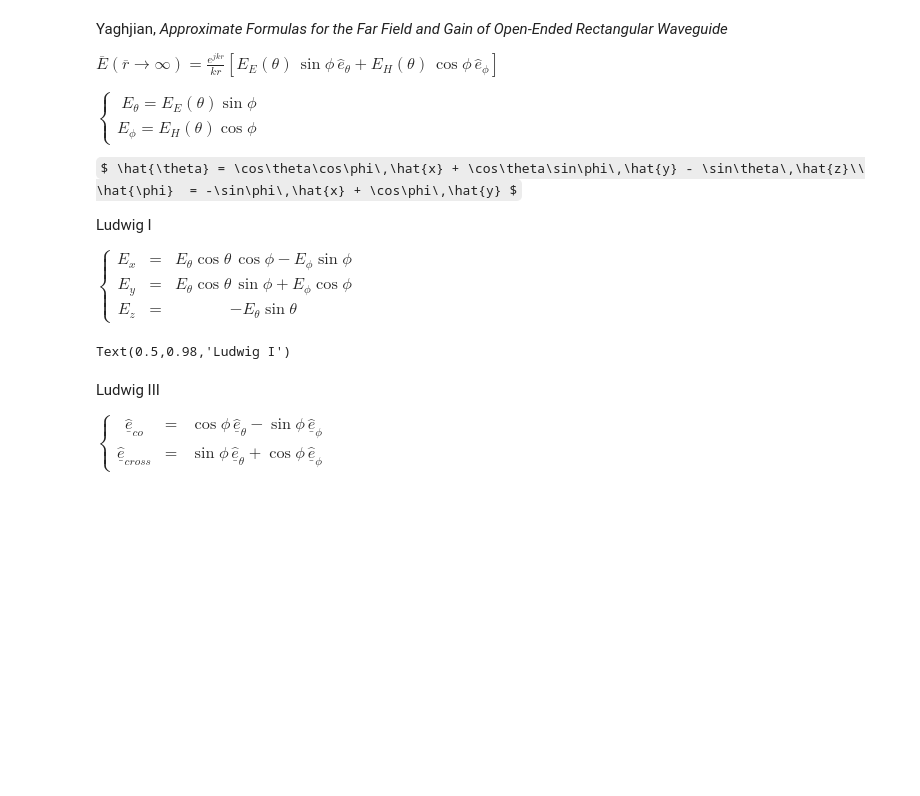
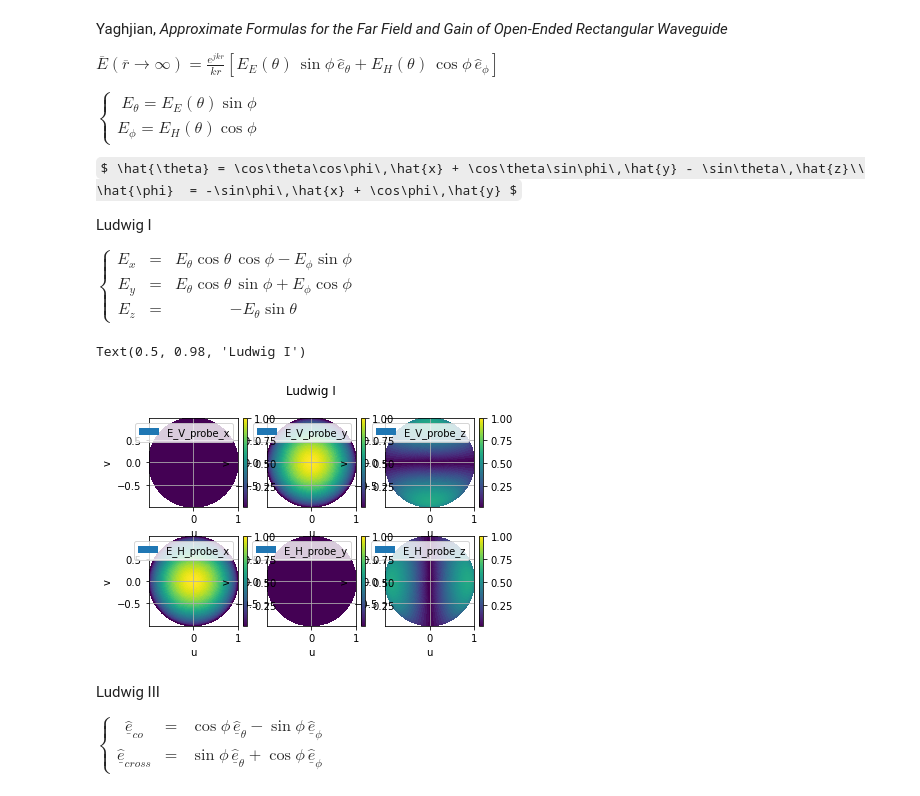
Before and after one commit to p-leroy/DIADEM, a Jupyter notebook: probe_compensation.ipynb, the cells around one changed output. Drawn from its saved outputs; the diff is of its cells as text; code cells hidden in the pictures; some formulas as TeX source; blank space fills up the shorter version.

```diff
--- a/probe_compensation.ipynb
+++ b/probe_compensation.ipynb
@@ -279,53 +314,54 @@ E_H_probe_z = -E_H_probe_theta * np.sin(theta)
 # %%
 fig, ((ax0, ax1, ax2),(ax3, ax4, ax5)) = plt.subplots(2,3)
 
-im0 = ax0.pcolor(u, v, np.abs(E_V_probe_x), label="E_V_probe_x")
+im0 = ax0.pcolor(u, v, np.abs(E_V_probe_x[:-1,:-1]), label="E_V_probe_x")
 ax0.set_xlabel('u')
 ax0.set_ylabel('v')
 ax0.legend()
 dia.addColorBar(im0, ax0)
 
-im1 = ax1.pcolor(u, v, np.abs(E_V_probe_y), label="E_V_probe_y")
+im1 = ax1.pcolor(u, v, np.abs(E_V_probe_y[:-1,:-1]), label="E_V_probe_y")
 ax1.set_xlabel('u')
 ax1.set_ylabel('v')
 ax1.legend()
 dia.addColorBar(im1, ax1)
 
-im2 = ax2.pcolor(u, v, np.abs(E_V_probe_z), label="E_V_probe_z")
+im2 = ax2.pcolor(u, v, np.abs(E_V_probe_z[:-1,:-1]), label="E_V_probe_z")
 ax2.set_xlabel('u')
 ax2.set_ylabel('v')
 ax2.legend()
 dia.addColorBar(im2, ax2)
 
 lim = im1.get_clim()
 im0.set_clim(lim)
 im2.set_clim(lim)
 
-im3 = ax3.pcolor(u, v, np.abs(E_H_probe_x), label="E_H_probe_x")
+im3 = ax3.pcolor(u, v, np.abs(E_H_probe_x[:-1,:-1]), label="E_H_probe_x")
 ax3.set_xlabel('u')
 ax3.set_ylabel('v')
 ax3.legend()
 dia.addColorBar(im3, ax3)
 
-im4 = ax4.pcolor(u, v, np.abs(E_H_probe_y), label="E_H_probe_y")
+im4 = ax4.pcolor(u, v, np.abs(E_H_probe_y[:-1,:-1]), label="E_H_probe_y")
 ax4.set_xlabel('u')
 ax4.set_ylabel('v')
 ax4.legend()
 dia.addColorBar(im4, ax4)
 
-im5 = ax5.pcolor(u, v, np.abs(E_H_probe_z), label="E_H_probe_z")
+im5 = ax5.pcolor(u, v, np.abs(E_H_probe_z[:-1,:-1]), label="E_H_probe_z")
 ax5.set_xlabel('u')
 ax5.set_ylabel('v')
 ax5.legend()
 dia.addColorBar(im5, ax5)
 
 lim = im3.get_clim()
 im4.set_clim(lim)
 im5.set_clim(lim)
 
 fig.suptitle("Ludwig I")
 # %% [output]
-Text(0.5,0.98,'Ludwig I')
+Text(0.5, 0.98, 'Ludwig I')
+[figure, added]
 # %% [markdown]
 Ludwig III
 
```
Also changed, not shown: parts of 29 cells of this notebook, 11 other files.
